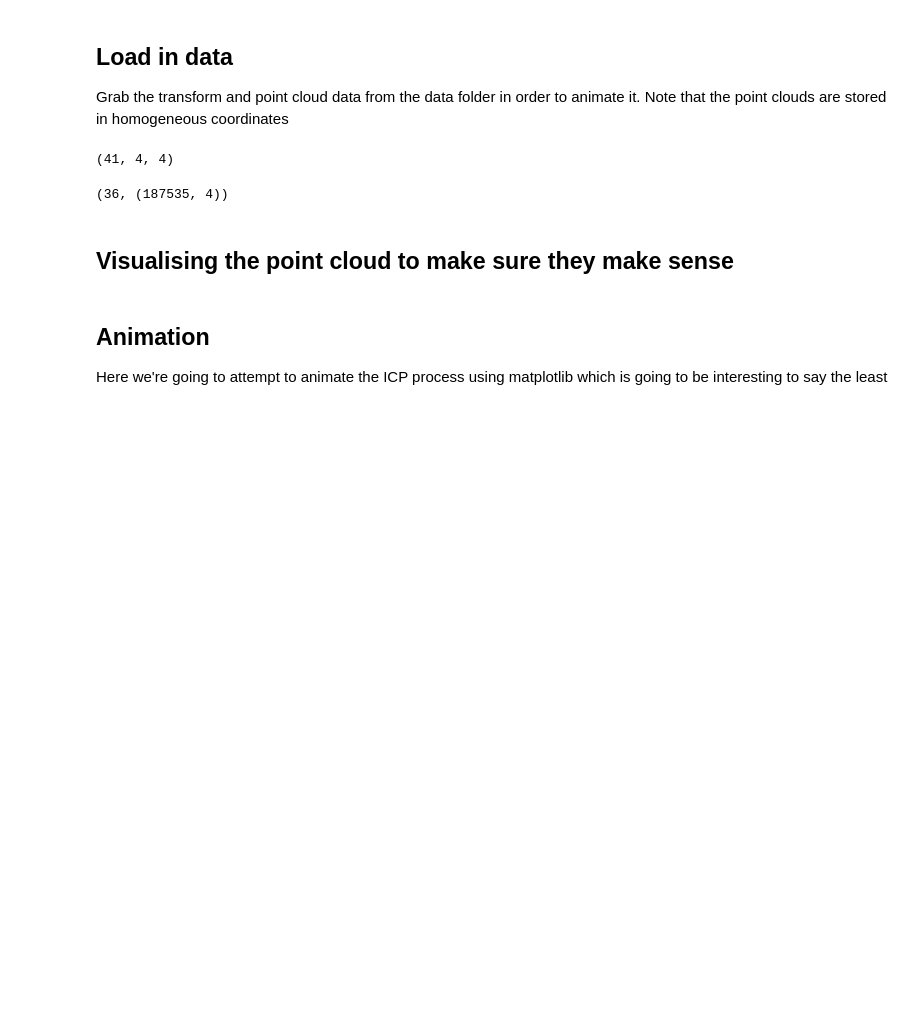
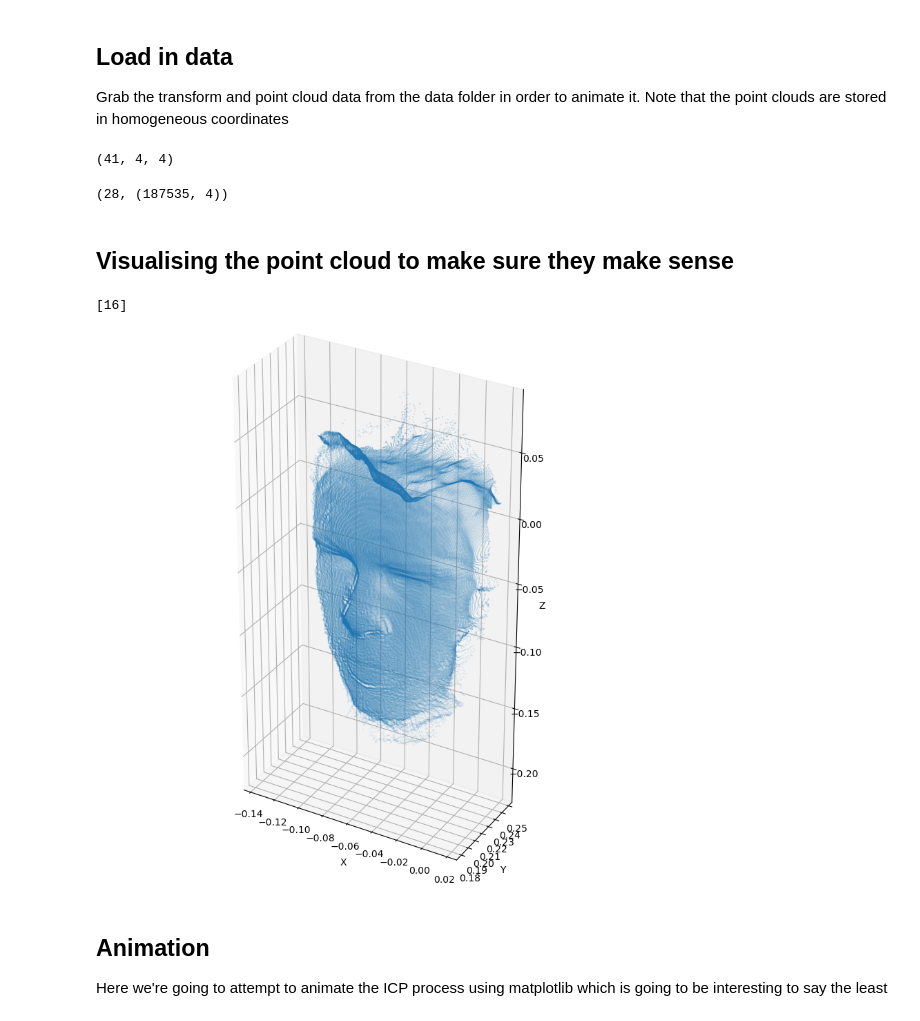
Before and after one commit to chris-polymetrix/ReconstructionAnalysis, a Jupyter notebook: icp_vis.ipynb, the cells around one changed output. Cells and saved outputs as stored; diff of their text form; code cells hidden in the pictures; blank space fills up the shorter version.

```diff
--- a/icp_vis.ipynb
+++ b/icp_vis.ipynb
@@ -44,8 +57,6 @@ transforms[0].shape
 # %% [output]
 (41, 4, 4)
 # %%
-pc_root = Path("./data/frames/")
-
 pcs = []
 
 for file in sorted(pc_root.glob("*.npy"), key=lambda x: int(x.stem[6:])):
@@ -55,33 +66,36 @@ for file in sorted(pc_root.glob("*.npy"), key=lambda x: int(x.stem[6:])):
 
 len(pcs), pcs[0].shape
 # %% [output]
-(36, (187535, 4))
+(28, (187535, 4))
 # %% [markdown]
 ## Visualising the point cloud to make sure they make sense
 # %%
-# fig = plt.figure(figsize=(10,15))
-# num_plots = 1
-# rows, cols = 1, 1
+fig = plt.figure(figsize=(10,15))
+num_plots = 1
+rows, cols = 1, 1
 
 plot_transform = np.eye(4)
 plot_transform[:3, :3] = Rotation.from_euler("ZYX", [0, 0, -np.pi/2]).as_matrix()
 
-# idxs = np.random.choice([x for x in range(len(pcs))], num_plots)
-# print(idxs)
+idxs = np.random.choice([x for x in range(len(pcs))], num_plots)
+print(idxs)
 
-# for i, idx in enumerate(idxs):
-#     pc = pcs[idx].copy()
-#     # (4, 4) @ (n, 4, 1)
-#     pc = plot_transform@pc[..., None]
+for i, idx in enumerate(idxs):
+    pc = pcs[idx].copy()
+    # (4, 4) @ (n, 4, 1)
+    pc = plot_transform@pc[..., None]
 
-#     ax = fig.add_subplot(cols, rows, i + 1, projection="3d")
-#     ax.set_box_aspect((np.ptp(pc[:,0]), np.ptp(pc[:,1]), np.ptp(pc[:,2])))
-#     ax.scatter(pc[:,0], pc[:,1], pc[:,2], s=0.01)
-#     ax.set_xlabel("X")
-#     ax.set_ylabel("Y")
-#     ax.set_zlabel("Z")
+    ax = fig.add_subplot(cols, rows, i + 1, projection="3d")
+    ax.set_box_aspect((np.ptp(pc[:,0]), np.ptp(pc[:,1]), np.ptp(pc[:,2])))
+    ax.scatter(pc[:,0], pc[:,1], pc[:,2], s=0.01)
+    ax.set_xlabel("X")
+    ax.set_ylabel("Y")
+    ax.set_zlabel("Z")
 
-# plt.show()
+plt.show()
+# %% [output]
+[16]
+[figure, added]
 # %% [markdown]
 ## Animation
 Here we're going to attempt to animate the ICP process using matplotlib which is going to be interesting to say the least
```
Also changed, not shown: parts of 9 cells of this notebook.
